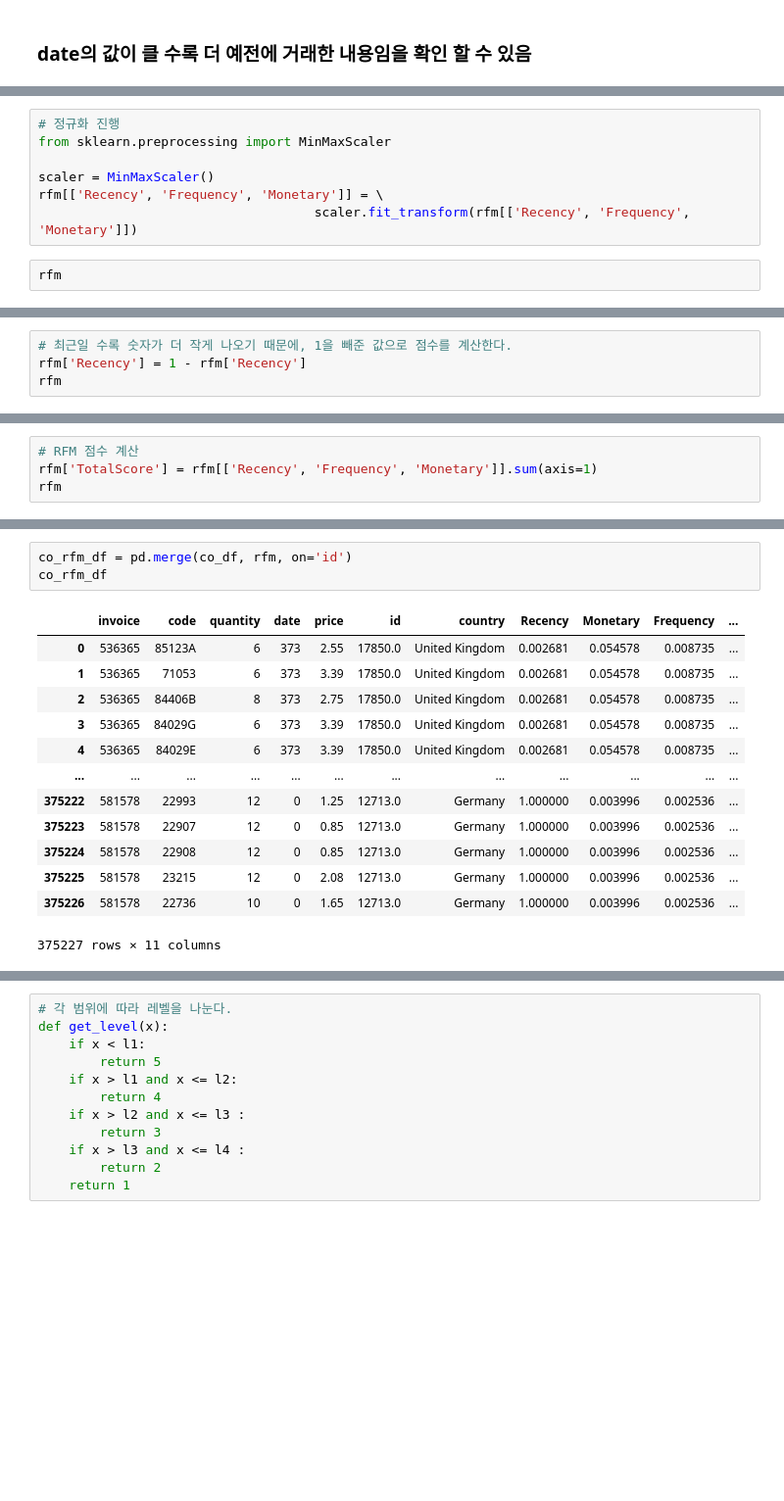
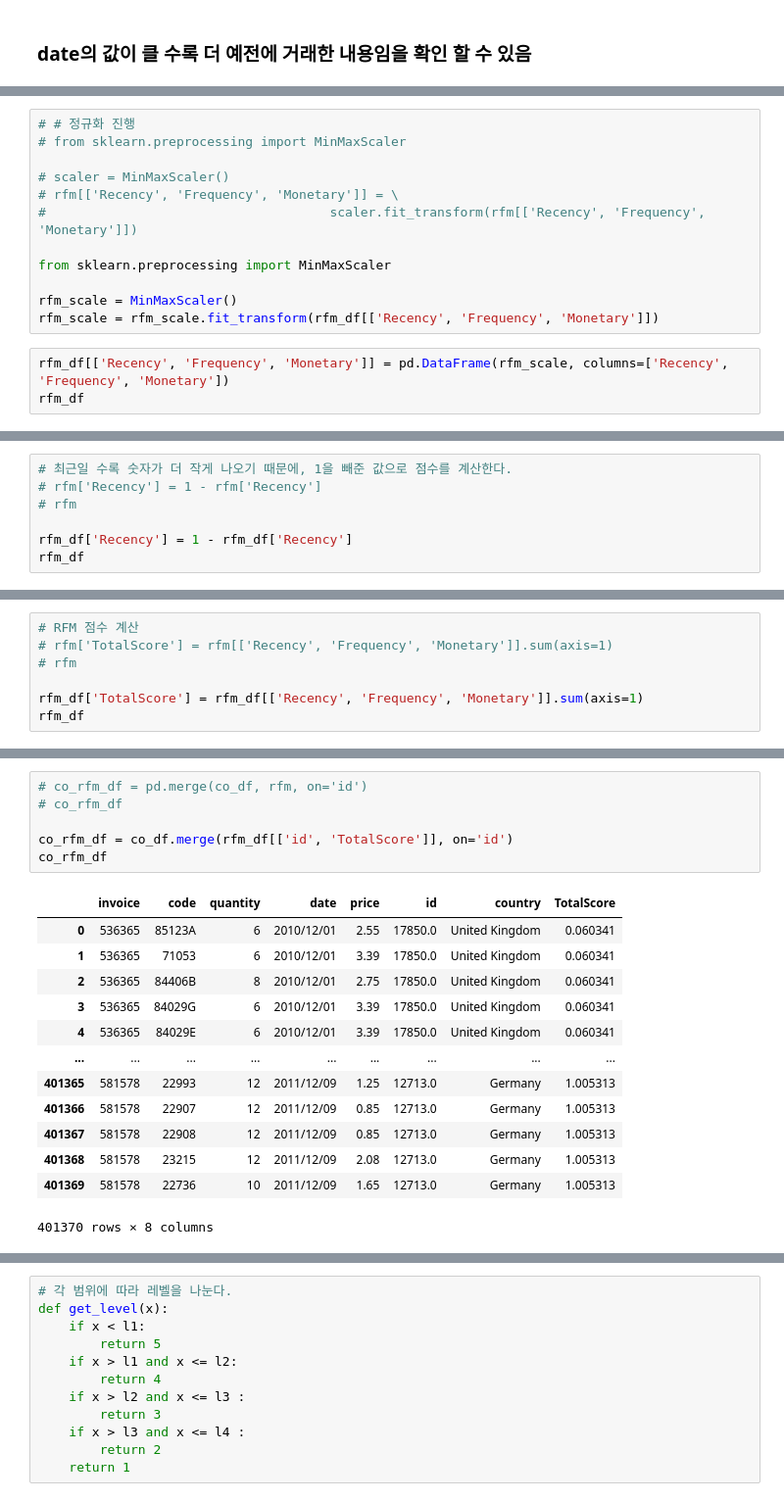
Before and after one commit to dosel70/data-analysis, a Jupyter notebook: d_rfm/c_RFM_presentation_task.ipynb, the cells around one changed output, grey strips where cells are left out. Shown: that part at 98% size. Drawn from its saved outputs; the diff is of its cells as text; blank space fills up the shorter version.

```diff
--- a/d_rfm/c_RFM_presentation_task.ipynb
+++ b/d_rfm/c_RFM_presentation_task.ipynb
@@ -381,10 +477,16 @@ rfm
 # %%
-# 정규화 진행
+# # 정규화 진행
+# from sklearn.preprocessing import MinMaxScaler
+
+# scaler = MinMaxScaler()
+# rfm[['Recency', 'Frequency', 'Monetary']] = \
+#                                     scaler.fit_transform(rfm[['Recency', 'Frequency', 'Monetary']])
+
 from sklearn.preprocessing import MinMaxScaler
 
-scaler = MinMaxScaler()
-rfm[['Recency', 'Frequency', 'Monetary']] = \
-                                    scaler.fit_transform(rfm[['Recency', 'Frequency', 'Monetary']])
+rfm_scale = MinMaxScaler()
+rfm_scale = rfm_scale.fit_transform(rfm_df[['Recency', 'Frequency', 'Monetary']])
 # %%
-rfm
+rfm_df[['Recency', 'Frequency', 'Monetary']] = pd.DataFrame(rfm_scale, columns=['Recency', 'Frequency', 'Monetary'])
+rfm_df
 # %% [output]
@@ -404,5 +506,8 @@ rfm
 # %%
 # 최근일 수록 숫자가 더 작게 나오기 때문에, 1을 빼준 값으로 점수를 계산한다.
-rfm['Recency'] = 1 - rfm['Recency']
-rfm
+# rfm['Recency'] = 1 - rfm['Recency']
+# rfm
+
+rfm_df['Recency'] = 1 - rfm_df['Recency']
+rfm_df
 # %% [output]
@@ -422,5 +527,8 @@ rfm
 # %%
 # RFM 점수 계산
-rfm['TotalScore'] = rfm[['Recency', 'Frequency', 'Monetary']].sum(axis=1)
-rfm
+# rfm['TotalScore'] = rfm[['Recency', 'Frequency', 'Monetary']].sum(axis=1)
+# rfm
+
+rfm_df['TotalScore'] = rfm_df[['Recency', 'Frequency', 'Monetary']].sum(axis=1)
+rfm_df
 # %% [output]
@@ -440,18 +548,21 @@ rfm
 # %%
-co_rfm_df = pd.merge(co_df, rfm, on='id')
+# co_rfm_df = pd.merge(co_df, rfm, on='id')
+# co_rfm_df
+
+co_rfm_df = co_df.merge(rfm_df[['id', 'TotalScore']], on='id')
 co_rfm_df
 # %% [output]
-|  | invoice | code | quantity | date | price | id | country | Recency | Monetary | Frequency | ... |
-| 0 | 536365 | 85123A | 6 | 373 | 2.55 | 17850.0 | United Kingdom | 0.002681 | 0.054578 | 0.008735 | ... |
-| 1 | 536365 | 71053 | 6 | 373 | 3.39 | 17850.0 | United Kingdom | 0.002681 | 0.054578 | 0.008735 | ... |
-| 2 | 536365 | 84406B | 8 | 373 | 2.75 | 17850.0 | United Kingdom | 0.002681 | 0.054578 | 0.008735 | ... |
-| 3 | 536365 | 84029G | 6 | 373 | 3.39 | 17850.0 | United Kingdom | 0.002681 | 0.054578 | 0.008735 | ... |
-| 4 | 536365 | 84029E | 6 | 373 | 3.39 | 17850.0 | United Kingdom | 0.002681 | 0.054578 | 0.008735 | ... |
-| ... | ... | ... | ... | ... | ... | ... | ... | ... | ... | ... | ... |
-| 375222 | 581578 | 22993 | 12 | 0 | 1.25 | 12713.0 | Germany | 1.000000 | 0.003996 | 0.002536 | ... |
-| 375223 | 581578 | 22907 | 12 | 0 | 0.85 | 12713.0 | Germany | 1.000000 | 0.003996 | 0.002536 | ... |
-| 375224 | 581578 | 22908 | 12 | 0 | 0.85 | 12713.0 | Germany | 1.000000 | 0.003996 | 0.002536 | ... |
-| 375225 | 581578 | 23215 | 12 | 0 | 2.08 | 12713.0 | Germany | 1.000000 | 0.003996 | 0.002536 | ... |
-| 375226 | 581578 | 22736 | 10 | 0 | 1.65 | 12713.0 | Germany | 1.000000 | 0.003996 | 0.002536 | ... |
+|  | invoice | code | quantity | date | price | id | country | TotalScore |
+| 0 | 536365 | 85123A | 6 | 2010/12/01 | 2.55 | 17850.0 | United Kingdom | 0.060341 |
+| 1 | 536365 | 71053 | 6 | 2010/12/01 | 3.39 | 17850.0 | United Kingdom | 0.060341 |
+| 2 | 536365 | 84406B | 8 | 2010/12/01 | 2.75 | 17850.0 | United Kingdom | 0.060341 |
+| 3 | 536365 | 84029G | 6 | 2010/12/01 | 3.39 | 17850.0 | United Kingdom | 0.060341 |
+| 4 | 536365 | 84029E | 6 | 2010/12/01 | 3.39 | 17850.0 | United Kingdom | 0.060341 |
+| ... | ... | ... | ... | ... | ... | ... | ... | ... |
+| 401365 | 581578 | 22993 | 12 | 2011/12/09 | 1.25 | 12713.0 | Germany | 1.005313 |
+| 401366 | 581578 | 22907 | 12 | 2011/12/09 | 0.85 | 12713.0 | Germany | 1.005313 |
+| 401367 | 581578 | 22908 | 12 | 2011/12/09 | 0.85 | 12713.0 | Germany | 1.005313 |
+| 401368 | 581578 | 23215 | 12 | 2011/12/09 | 2.08 | 12713.0 | Germany | 1.005313 |
+| 401369 | 581578 | 22736 | 10 | 2011/12/09 | 1.65 | 12713.0 | Germany | 1.005313 |
-375227 rows × 11 columns
+401370 rows × 8 columns
 # %%
```
Also changed, not shown: parts of 48 cells of this notebook, 8 other files.
